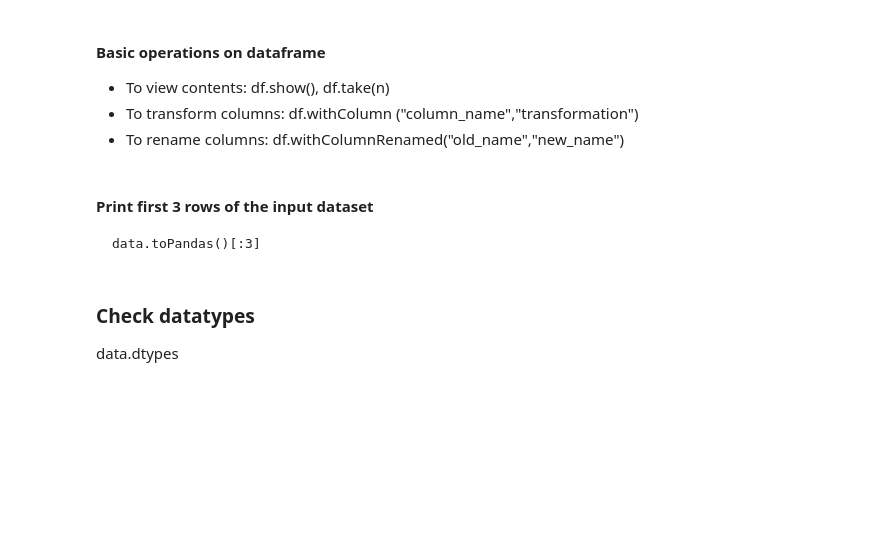
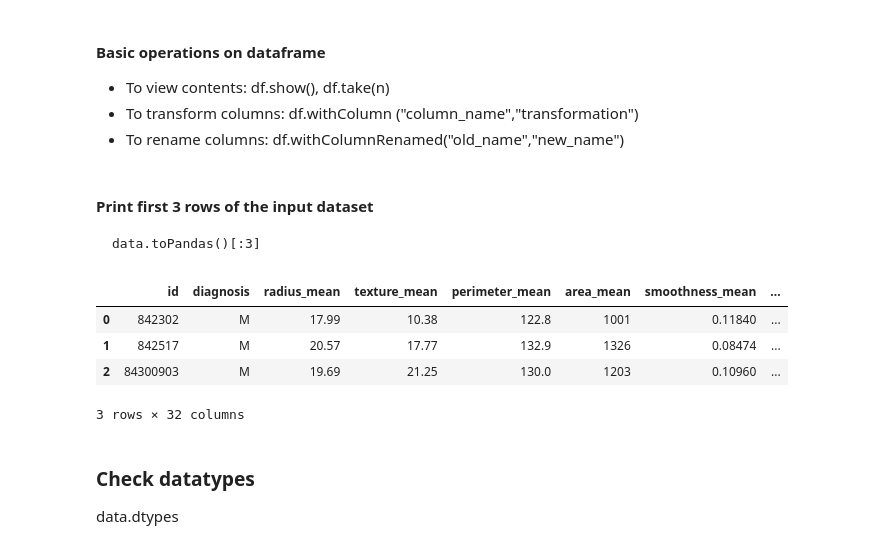
Before and after one commit to joshishwetha/dsx-spark, a Jupyter notebook: Lab 3 - Machine Learning Student.ipynb, the cells around one changed output. Cells and saved outputs as stored; diff of their text form; code cells hidden in the pictures; blank space fills up the shorter version.

```diff
--- a/Lab 3 - Machine Learning Student.ipynb
+++ b/Lab 3 - Machine Learning Student.ipynb
@@ -54,6 +70,14 @@ Requirement already satisfied: seaborn in /gpfs/global_fs01/sym_shared/YPProdSpa
 #### Print first 3 rows of the input dataset ###
 
     data.toPandas()[:3]
+# %%
+data.toPandas()[:3]
+# %% [output]
+|  | id | diagnosis | radius_mean | texture_mean | perimeter_mean | area_mean | smoothness_mean | ... |
+| 0 | 842302 | M | 17.99 | 10.38 | 122.8 | 1001 | 0.11840 | ... |
+| 1 | 842517 | M | 20.57 | 17.77 | 132.9 | 1326 | 0.08474 | ... |
+| 2 | 84300903 | M | 19.69 | 21.25 | 130.0 | 1203 | 0.10960 | ... |
+3 rows × 32 columns
 # %% [markdown]
 ### Check datatypes
 data.dtypes
```
Also changed, not shown: parts of 44 cells of this notebook.
